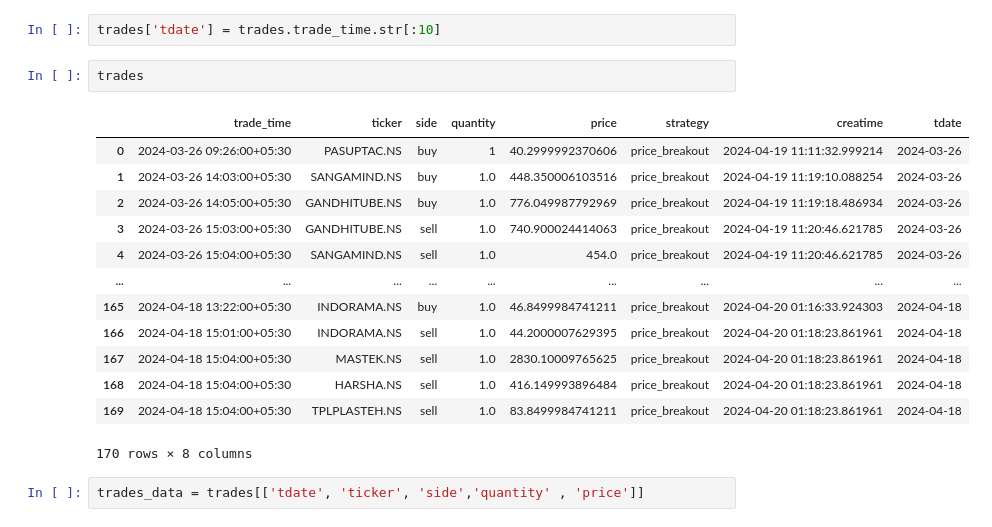
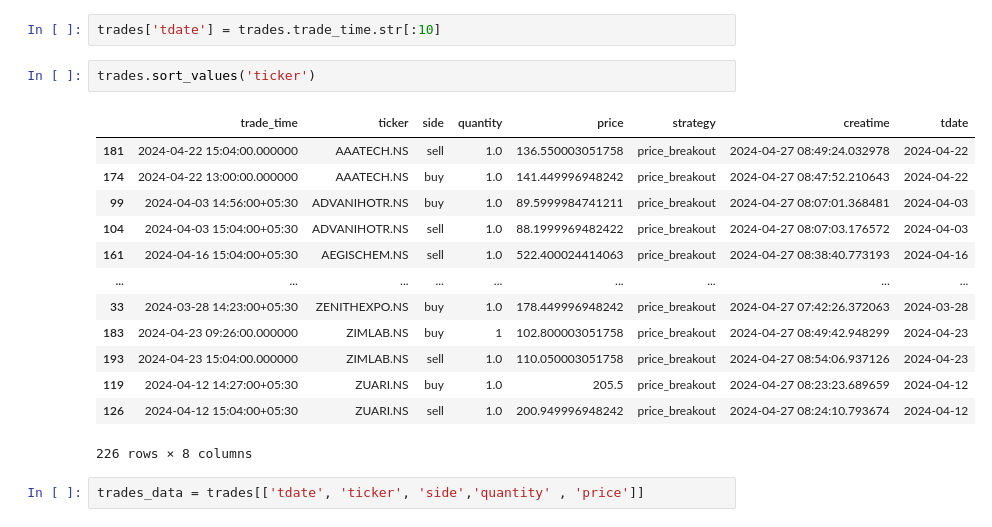
Before and after one commit to pankajti/wqu, a Jupyter notebook: capstone/analysis/trades_analysis.ipynb, the cells around one changed output. Saved outputs shown, nothing was run; the diff lists cells and outputs as text.

```diff
--- a/capstone/analysis/trades_analysis.ipynb
+++ b/capstone/analysis/trades_analysis.ipynb
@@ -60,21 +52,21 @@ trades.describe()
 # %%
 trades['tdate'] = trades.trade_time.str[:10]
 # %%
-trades
+trades.sort_values('ticker')
 # %% [output]
 |  | trade_time | ticker | side | quantity | price | strategy | creatime | tdate |
-| 0 | 2024-03-26 09:26:00+05:30 | PASUPTAC.NS | buy | 1 | 40.2999992370606 | price_breakout | 2024-04-19 11:11:32.999214 | 2024-03-26 |
-| 1 | 2024-03-26 14:03:00+05:30 | SANGAMIND.NS | buy | 1.0 | 448.350006103516 | price_breakout | 2024-04-19 11:19:10.088254 | 2024-03-26 |
-| 2 | 2024-03-26 14:05:00+05:30 | GANDHITUBE.NS | buy | 1.0 | 776.049987792969 | price_breakout | 2024-04-19 11:19:18.486934 | 2024-03-26 |
-| 3 | 2024-03-26 15:03:00+05:30 | GANDHITUBE.NS | sell | 1.0 | 740.900024414063 | price_breakout | 2024-04-19 11:20:46.621785 | 2024-03-26 |
-| 4 | 2024-03-26 15:04:00+05:30 | SANGAMIND.NS | sell | 1.0 | 454.0 | price_breakout | 2024-04-19 11:20:46.621785 | 2024-03-26 |
+| 181 | 2024-04-22 15:04:00.000000 | AAATECH.NS | sell | 1.0 | 136.550003051758 | price_breakout | 2024-04-27 08:49:24.032978 | 2024-04-22 |
+| 174 | 2024-04-22 13:00:00.000000 | AAATECH.NS | buy | 1.0 | 141.449996948242 | price_breakout | 2024-04-27 08:47:52.210643 | 2024-04-22 |
+| 99 | 2024-04-03 14:56:00+05:30 | ADVANIHOTR.NS | buy | 1.0 | 89.5999984741211 | price_breakout | 2024-04-27 08:07:01.368481 | 2024-04-03 |
+| 104 | 2024-04-03 15:04:00+05:30 | ADVANIHOTR.NS | sell | 1.0 | 88.1999969482422 | price_breakout | 2024-04-27 08:07:03.176572 | 2024-04-03 |
+| 161 | 2024-04-16 15:04:00+05:30 | AEGISCHEM.NS | sell | 1.0 | 522.400024414063 | price_breakout | 2024-04-27 08:38:40.773193 | 2024-04-16 |
 | ... | ... | ... | ... | ... | ... | ... | ... | ... |
-| 165 | 2024-04-18 13:22:00+05:30 | INDORAMA.NS | buy | 1.0 | 46.8499984741211 | price_breakout | 2024-04-20 01:16:33.924303 | 2024-04-18 |
-| 166 | 2024-04-18 15:01:00+05:30 | INDORAMA.NS | sell | 1.0 | 44.2000007629395 | price_breakout | 2024-04-20 01:18:23.861961 | 2024-04-18 |
-| 167 | 2024-04-18 15:04:00+05:30 | MASTEK.NS | sell | 1.0 | 2830.10009765625 | price_breakout | 2024-04-20 01:18:23.861961 | 2024-04-18 |
-| 168 | 2024-04-18 15:04:00+05:30 | HARSHA.NS | sell | 1.0 | 416.149993896484 | price_breakout | 2024-04-20 01:18:23.861961 | 2024-04-18 |
-| 169 | 2024-04-18 15:04:00+05:30 | TPLPLASTEH.NS | sell | 1.0 | 83.8499984741211 | price_breakout | 2024-04-20 01:18:23.861961 | 2024-04-18 |
+| 33 | 2024-03-28 14:23:00+05:30 | ZENITHEXPO.NS | buy | 1.0 | 178.449996948242 | price_breakout | 2024-04-27 07:42:26.372063 | 2024-03-28 |
+| 183 | 2024-04-23 09:26:00.000000 | ZIMLAB.NS | buy | 1 | 102.800003051758 | price_breakout | 2024-04-27 08:49:42.948299 | 2024-04-23 |
+| 193 | 2024-04-23 15:04:00.000000 | ZIMLAB.NS | sell | 1.0 | 110.050003051758 | price_breakout | 2024-04-27 08:54:06.937126 | 2024-04-23 |
+| 119 | 2024-04-12 14:27:00+05:30 | ZUARI.NS | buy | 1.0 | 205.5 | price_breakout | 2024-04-27 08:23:23.689659 | 2024-04-12 |
+| 126 | 2024-04-12 15:04:00+05:30 | ZUARI.NS | sell | 1.0 | 200.949996948242 | price_breakout | 2024-04-27 08:24:10.793674 | 2024-04-12 |
-170 rows × 8 columns
+226 rows × 8 columns
 # %%
 trades_data = trades[['tdate', 'ticker', 'side','quantity' , 'price']]
 # %%
```
Also changed, not shown: parts of 20 cells of this notebook, 2 other files.
